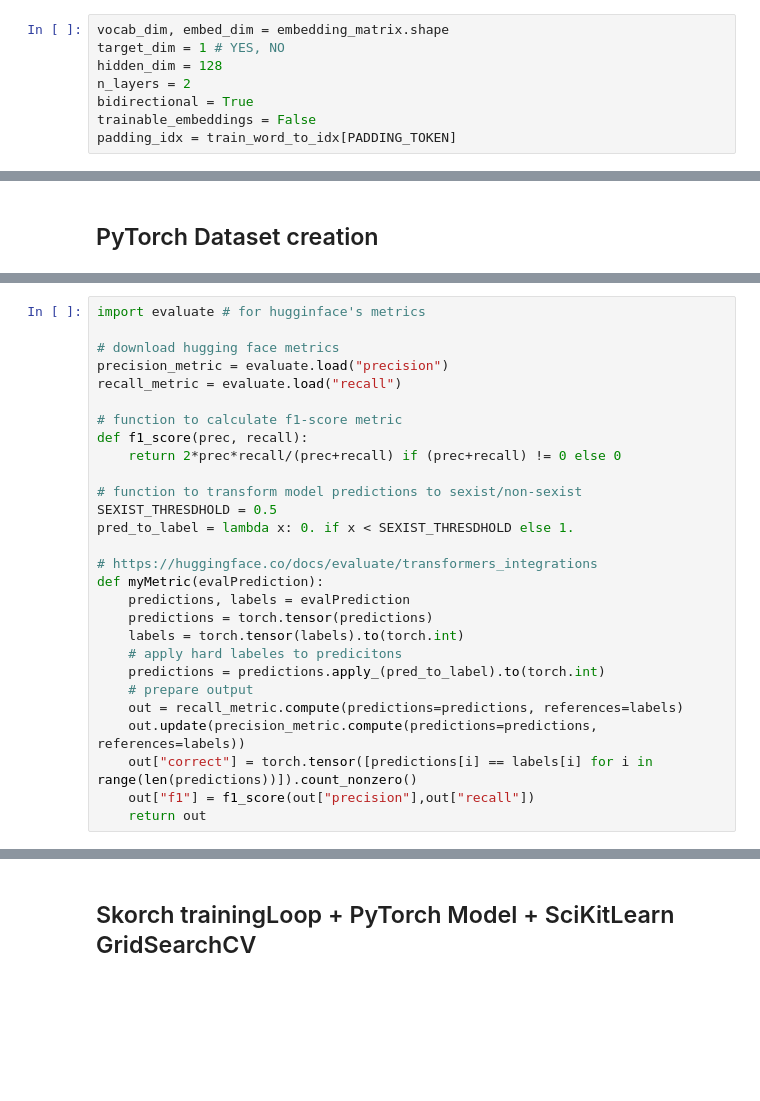
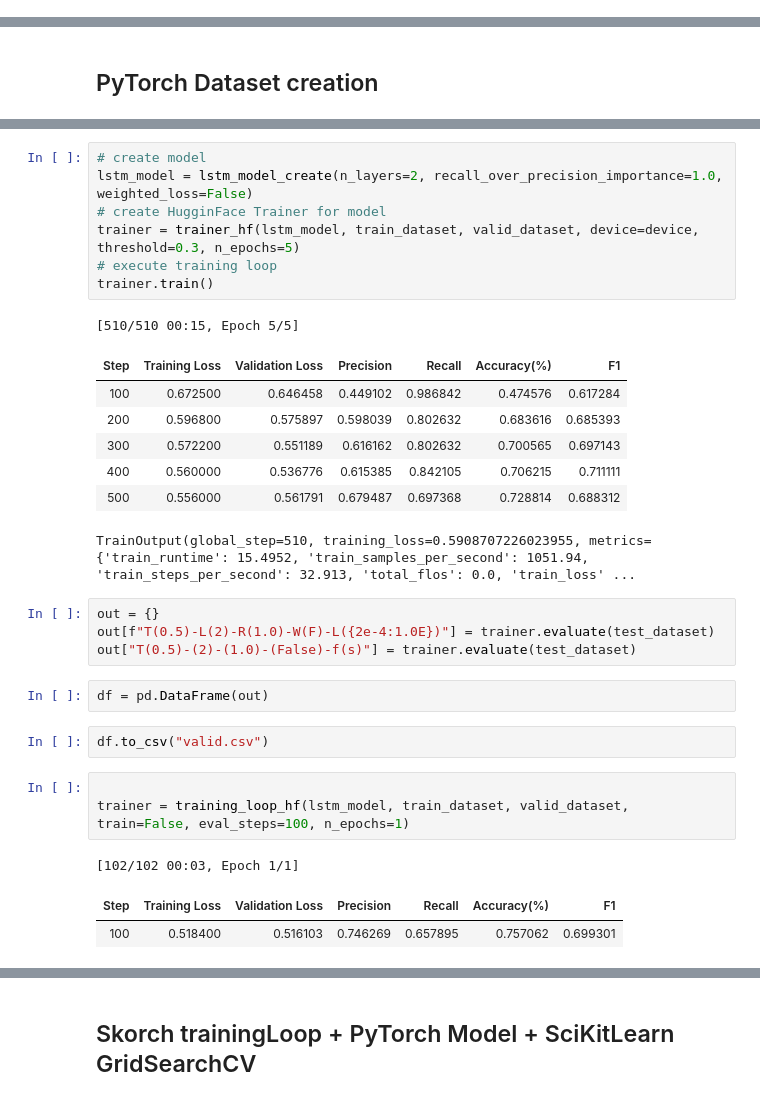
Before and after one commit to SangioAI/NLP_Assignments, a Jupyter notebook: assignment1.ipynb, the cells around one changed output, grey strips where cells are left out. Drawn from its saved outputs; the diff is of its cells as text; blank space fills up the shorter version.

```diff
--- a/assignment1.ipynb
+++ b/assignment1.ipynb
@@ -940,11 +967,3 @@ class LSTM_Model(nn.Module):
         return output
 # %% [markdown]
 Hyperparameter definition:
-# %%
-vocab_dim, embed_dim = embedding_matrix.shape
-target_dim = 1 # YES, NO
-hidden_dim = 128
-n_layers = 2
-bidirectional = True
-trainable_embeddings = False
-padding_idx = train_word_to_idx[PADDING_TOKEN]
@@ -1032,28 +1095,0 @@ eval_loader = DataLoader(eval_dataset, batch_size=2, shuffle=True, collate_fn=co
-# %%
-import evaluate # for hugginface's metrics
-
-# download hugging face metrics
-precision_metric = evaluate.load("precision")
-recall_metric = evaluate.load("recall")
-
-# function to calculate f1-score metric
-def f1_score(prec, recall):
-    return 2*prec*recall/(prec+recall) if (prec+recall) != 0 else 0
-
-# function to transform model predictions to sexist/non-sexist
-SEXIST_THRESDHOLD = 0.5
-pred_to_label = lambda x: 0. if x < SEXIST_THRESDHOLD else 1.
-
-# https://huggingface.co/docs/evaluate/transformers_integrations
-def myMetric(evalPrediction):
-    predictions, labels = evalPrediction
-    predictions = torch.tensor(predictions)
-    labels = torch.tensor(labels).to(torch.int)
-    # apply hard labeles to predicitons
-    predictions = predictions.apply_(pred_to_label).to(torch.int)
-    # prepare output
-    out = recall_metric.compute(predictions=predictions, references=labels)
-    out.update(precision_metric.compute(predictions=predictions, references=labels))
-    out["correct"] = torch.tensor([predictions[i] == labels[i] for i in range(len(predictions))]).count_nonzero()
-    out["f1"] = f1_score(out["precision"],out["recall"])
-    return out
@@ -1059,0 +1235,31 @@ def myMetric(evalPrediction):
+# %%
+# create model
+lstm_model = lstm_model_create(n_layers=2, recall_over_precision_importance=1.0, weighted_loss=False)
+# create HugginFace Trainer for model
+trainer = trainer_hf(lstm_model, train_dataset, valid_dataset, device=device, threshold=0.3, n_epochs=5)
+# execute training loop
+trainer.train()
+# %% [output]
+[510/510 00:15, Epoch 5/5]
+| Step | Training Loss | Validation Loss | Precision | Recall | Accuracy(%) | F1 |
+| 100 | 0.672500 | 0.646458 | 0.449102 | 0.986842 | 0.474576 | 0.617284 |
+| 200 | 0.596800 | 0.575897 | 0.598039 | 0.802632 | 0.683616 | 0.685393 |
+| 300 | 0.572200 | 0.551189 | 0.616162 | 0.802632 | 0.700565 | 0.697143 |
+| 400 | 0.560000 | 0.536776 | 0.615385 | 0.842105 | 0.706215 | 0.711111 |
+| 500 | 0.556000 | 0.561791 | 0.679487 | 0.697368 | 0.728814 | 0.688312 |
+TrainOutput(global_step=510, training_loss=0.5908707226023955, metrics={'train_runtime': 15.4952, 'train_samples_per_second': 1051.94, 'train_steps_per_second': 32.913, 'total_flos': 0.0, 'train_loss' ...
+# %%
+out = {}
+out[f"T(0.5)-L(2)-R(1.0)-W(F)-L({2e-4:1.0E})"] = trainer.evaluate(test_dataset)
+out["T(0.5)-(2)-(1.0)-(False)-f(s)"] = trainer.evaluate(test_dataset)
+# %%
+df = pd.DataFrame(out)
+# %%
+df.to_csv("valid.csv")
+# %%
+
+trainer = training_loop_hf(lstm_model, train_dataset, valid_dataset, train=False, eval_steps=100, n_epochs=1)
+# %% [output]
+[102/102 00:03, Epoch 1/1]
+| Step | Training Loss | Validation Loss | Precision | Recall | Accuracy(%) | F1 |
+| 100 | 0.518400 | 0.516103 | 0.746269 | 0.657895 | 0.757062 | 0.699301 |
```
Also changed, not shown: parts of 25 cells of this notebook.
